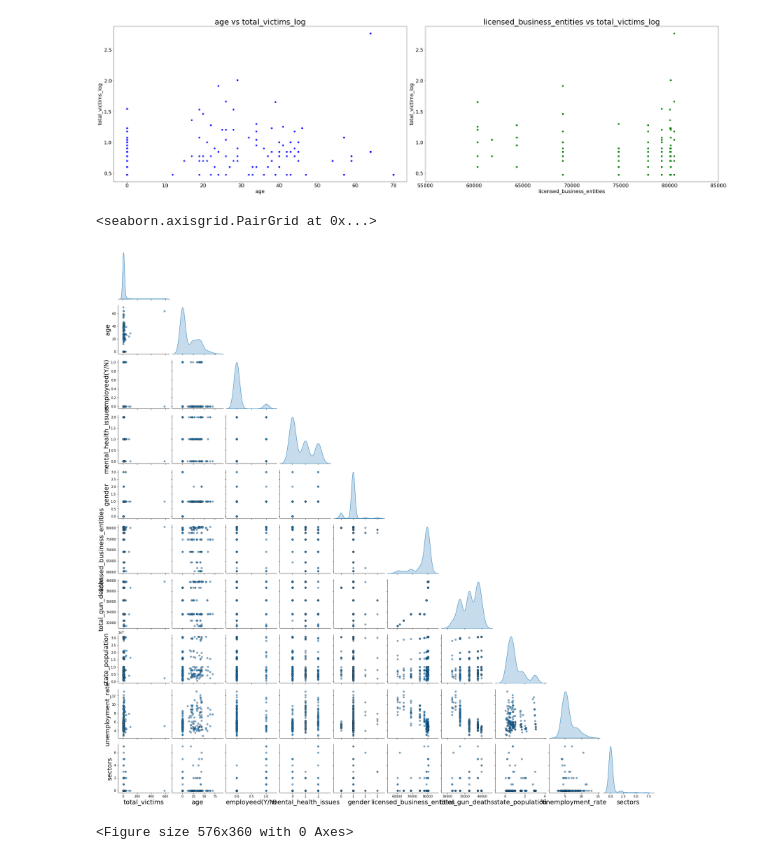
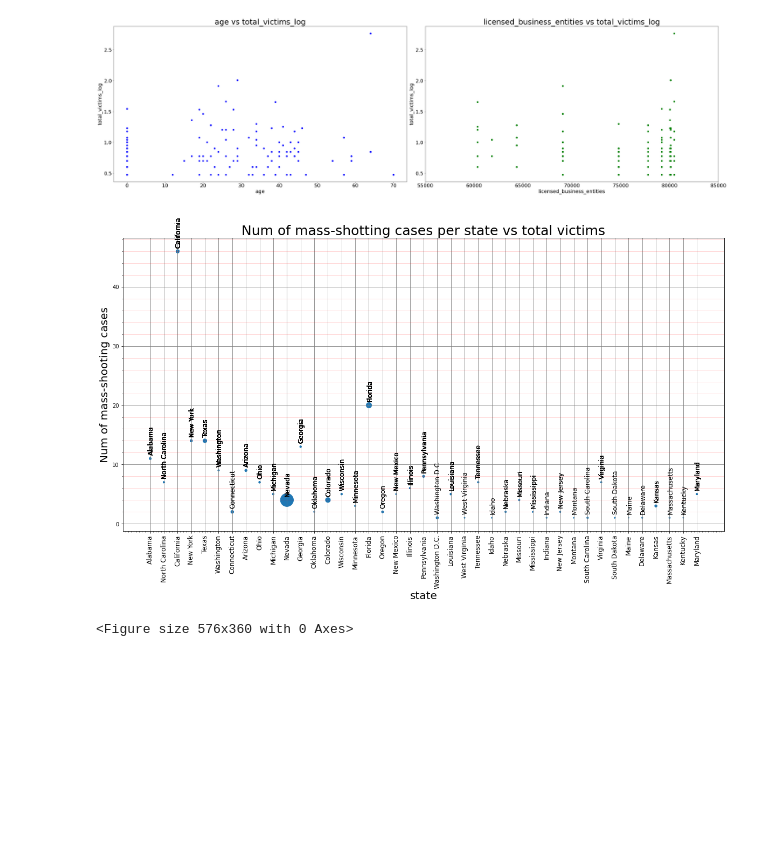
Before and after one commit to BinhKieu82/Springboard_Capstone2, a Jupyter notebook: notebooks/05_finalversion.ipynb, the cells around one changed output. Cells and saved outputs as stored; diff of their text form; code cells hidden in the pictures; blank space fills up the shorter version.

```diff
--- a/notebooks/05_finalversion.ipynb
+++ b/notebooks/05_finalversion.ipynb
@@ -441,9 +441,3 @@ plt.tight_layout(1.1)
 plt.show()
 # %% [output]
 [figure]
-# %%
-sns.pairplot(df_visual, vars=df_visual.columns, diag_kind='kde', corner=True,
-             plot_kws = {'alpha': 0.6, 's': 30, 'edgecolor': 'k'})
-# %% [output]
-<seaborn.axisgrid.PairGrid at 0x...>
-[figure, removed]
@@ -450,3 +447,23 @@ sns.pairplot(df_visual, vars=df_visual.columns, diag_kind='kde', corner=True,
+# %%
+x2,y2 = -5,10
+x = df.state
+y = df.frequency
+state = df.state
+plt.subplots(figsize=(20,10))
+plt.scatter(x=x, y=y,s=df['total_victims'])
+plt.xlabel('state',fontsize=20)
+plt.tick_params(axis="x", labelsize=12, rotation=90)
+plt.ylabel('Num of mass-shooting cases',fontsize=20)
+plt.title('Num of mass-shotting cases per state vs total victims',fontsize=25)
+for s, x, y in zip(state, x, y):
+    plt.annotate(s, (x, y), fontsize=12, rotation=90,
+            xytext=(x2, y2), textcoords='offset points')
+
+plt.grid(b=True, which='major', color='gray', linestyle='-')
+plt.grid(b=True, which='minor', color='r', linestyle='-', alpha=0.2, axis='y')
+plt.minorticks_on()
+# %% [output]
+[figure, added]
 # %%
 from scipy.stats import pearsonr
 
```
Also changed, not shown: parts of 29 cells of this notebook.
